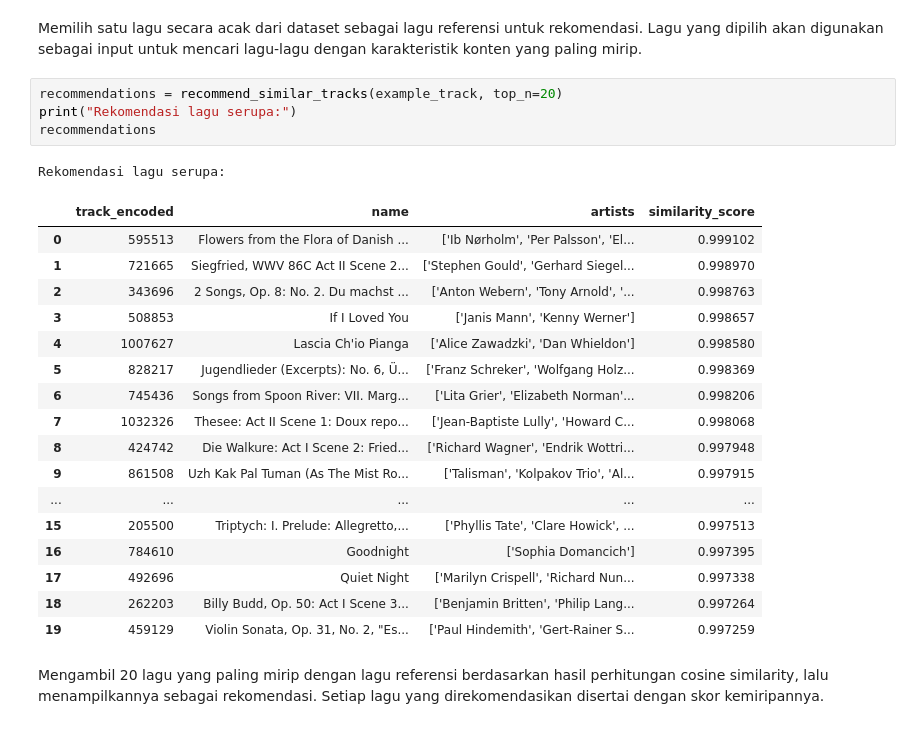
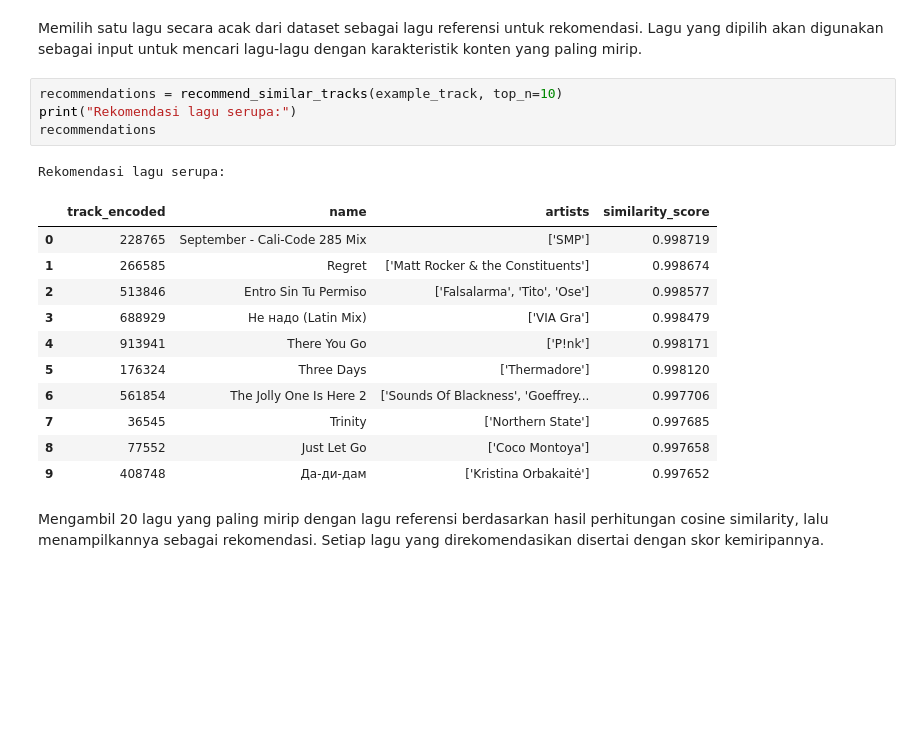
Before and after one commit to alandhar/recommendation-system_music-recommendation, a Jupyter notebook: music_recommendation.ipynb, the cells around one changed output. Cells and saved outputs as stored; diff of their text form; blank space fills up the shorter version.

```diff
--- a/music_recommendation.ipynb
+++ b/music_recommendation.ipynb
@@ -300,28 +303,22 @@ Lagu referensi:
 # %% [markdown]
 Memilih satu lagu secara acak dari dataset sebagai lagu referensi untuk rekomendasi. Lagu yang dipilih akan digunakan sebagai input untuk mencari lagu-lagu dengan karakteristik konten yang paling mirip.
 # %%
-recommendations = recommend_similar_tracks(example_track, top_n=20)
+recommendations = recommend_similar_tracks(example_track, top_n=10)
 print("Rekomendasi lagu serupa:")
 recommendations
 # %% [output]
 Rekomendasi lagu serupa:
 |  | track_encoded | name | artists | similarity_score |
-| 0 | 595513 | Flowers from the Flora of Danish ... | ['Ib Nørholm', 'Per Palsson', 'El... | 0.999102 |
-| 1 | 721665 | Siegfried, WWV 86C Act II Scene 2... | ['Stephen Gould', 'Gerhard Siegel... | 0.998970 |
-| 2 | 343696 | 2 Songs, Op. 8: No. 2. Du machst ... | ['Anton Webern', 'Tony Arnold', '... | 0.998763 |
-| 3 | 508853 | If I Loved You | ['Janis Mann', 'Kenny Werner'] | 0.998657 |
-| 4 | 1007627 | Lascia Ch'io Pianga | ['Alice Zawadzki', 'Dan Whieldon'] | 0.998580 |
-| 5 | 828217 | Jugendlieder (Excerpts): No. 6, Ü... | ['Franz Schreker', 'Wolfgang Holz... | 0.998369 |
-| 6 | 745436 | Songs from Spoon River: VII. Marg... | ['Lita Grier', 'Elizabeth Norman'... | 0.998206 |
-| 7 | 1032326 | Thesee: Act II Scene 1: Doux repo... | ['Jean-Baptiste Lully', 'Howard C... | 0.998068 |
-| 8 | 424742 | Die Walkure: Act I Scene 2: Fried... | ['Richard Wagner', 'Endrik Wottri... | 0.997948 |
-| 9 | 861508 | Uzh Kak Pal Tuman (As The Mist Ro... | ['Talisman', 'Kolpakov Trio', 'Al... | 0.997915 |
-| ... | ... | ... | ... | ... |
-| 15 | 205500 | Triptych: I. Prelude: Allegretto,... | ['Phyllis Tate', 'Clare Howick', ... | 0.997513 |
-| 16 | 784610 | Goodnight | ['Sophia Domancich'] | 0.997395 |
-| 17 | 492696 | Quiet Night | ['Marilyn Crispell', 'Richard Nun... | 0.997338 |
-| 18 | 262203 | Billy Budd, Op. 50: Act I Scene 3... | ['Benjamin Britten', 'Philip Lang... | 0.997264 |
-| 19 | 459129 | Violin Sonata, Op. 31, No. 2, "Es... | ['Paul Hindemith', 'Gert-Rainer S... | 0.997259 |
+| 0 | 228765 | September - Cali-Code 285 Mix | ['SMP'] | 0.998719 |
+| 1 | 266585 | Regret | ['Matt Rocker & the Constituents'] | 0.998674 |
+| 2 | 513846 | Entro Sin Tu Permiso | ['Falsalarma', 'Tito', 'Ose'] | 0.998577 |
+| 3 | 688929 | Не надо (Latin Mix) | ['VIA Gra'] | 0.998479 |
+| 4 | 913941 | There You Go | ['P!nk'] | 0.998171 |
+| 5 | 176324 | Three Days | ['Thermadore'] | 0.998120 |
+| 6 | 561854 | The Jolly One Is Here 2 | ['Sounds Of Blackness', 'Goeffrey... | 0.997706 |
+| 7 | 36545 | Trinity | ['Northern State'] | 0.997685 |
+| 8 | 77552 | Just Let Go | ['Coco Montoya'] | 0.997658 |
+| 9 | 408748 | Да-ди-дам | ['Kristina Orbakaitė'] | 0.997652 |
 # %% [markdown]
 Mengambil 20 lagu yang paling mirip dengan lagu referensi berdasarkan hasil perhitungan cosine similarity, lalu menampilkannya sebagai rekomendasi. Setiap lagu yang direkomendasikan disertai dengan skor kemiripannya.
 # %% [markdown]
```
Also changed, not shown: parts of 11 cells of this notebook, 2 other files.
